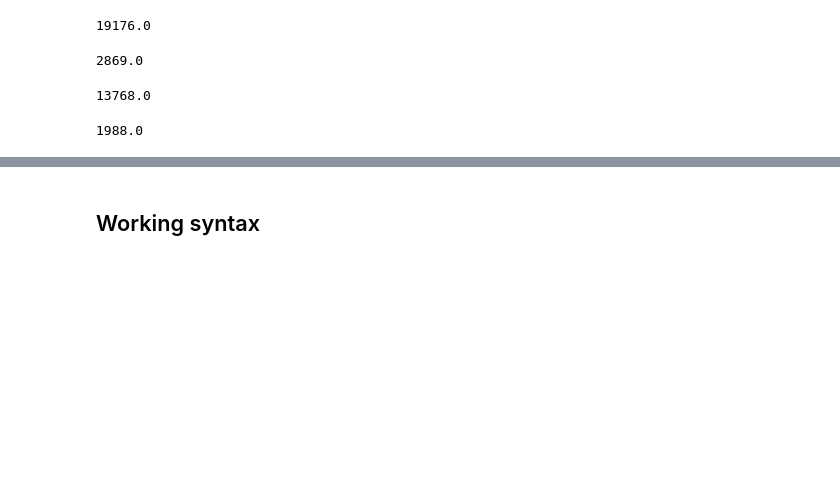
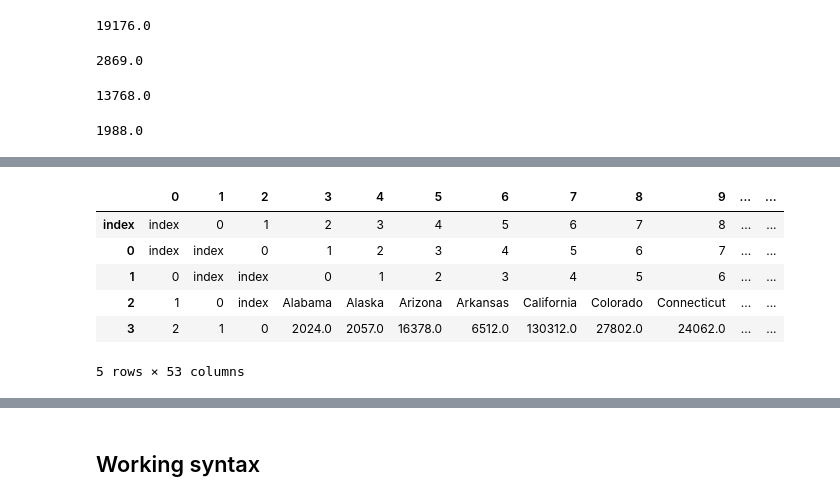
Before and after one commit to Sgant1/Winedemic, a Jupyter notebook: Analysis/Winedemic_Analysis_2020.ipynb, the cells around one changed output, grey strips where cells are left out. Drawn from its saved outputs; the diff is of its cells as text; code cells hidden in the pictures; blank space fills up the shorter version.

```diff
--- a/Analysis/Winedemic_Analysis_2020.ipynb
+++ b/Analysis/Winedemic_Analysis_2020.ipynb
@@ -628,3 +732,14 @@ array(['1/1/20', '1/6/20', '1/13/20', '1/19/20', '12/12/19', '12/23/19',
+# %%
+total_bottle_count_by_stateT = total_bottle_count_by_stateT.rename({'1': 'Total Item/Bottle Count'})
+total_bottle_count_by_stateT
+# %% [output]
+|  | 0 | 1 | 2 | 3 | 4 | 5 | 6 | 7 | 8 | 9 | ... | ... |
+| index | index | 0 | 1 | 2 | 3 | 4 | 5 | 6 | 7 | 8 | ... | ... |
+| 0 | index | index | 0 | 1 | 2 | 3 | 4 | 5 | 6 | 7 | ... | ... |
+| 1 | 0 | index | index | 0 | 1 | 2 | 3 | 4 | 5 | 6 | ... | ... |
+| 2 | 1 | 0 | index | Alabama | Alaska | Arizona | Arkansas | California | Colorado | Connecticut | ... | ... |
+| 3 | 2 | 1 | 0 | 2024.0 | 2057.0 | 16378.0 | 6512.0 | 130312.0 | 27802.0 | 24062.0 | ... | ... |
+5 rows × 53 columns
 # %%
 # List of Tuples
 state_count = [('AL', '2024'),
```
Also changed, not shown: parts of 31 cells of this notebook, 6 other files.
